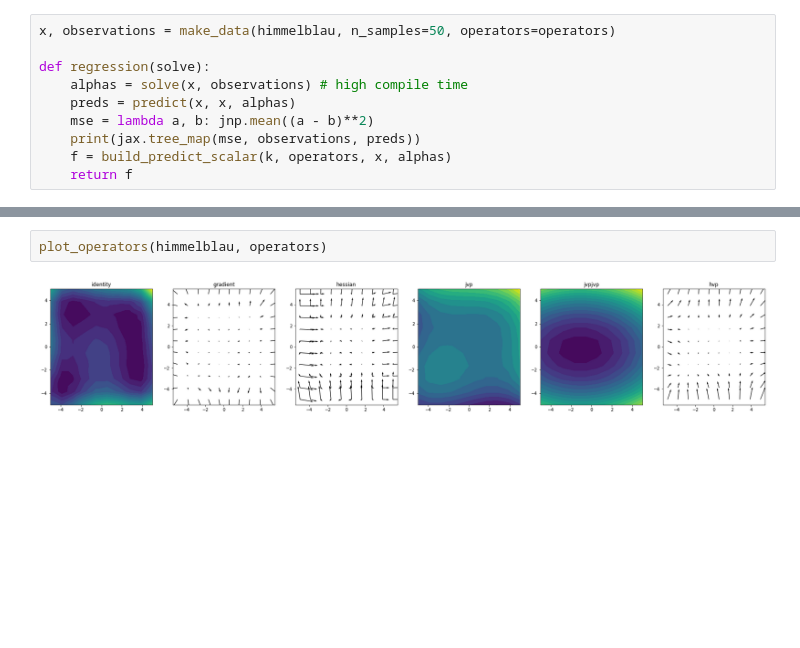
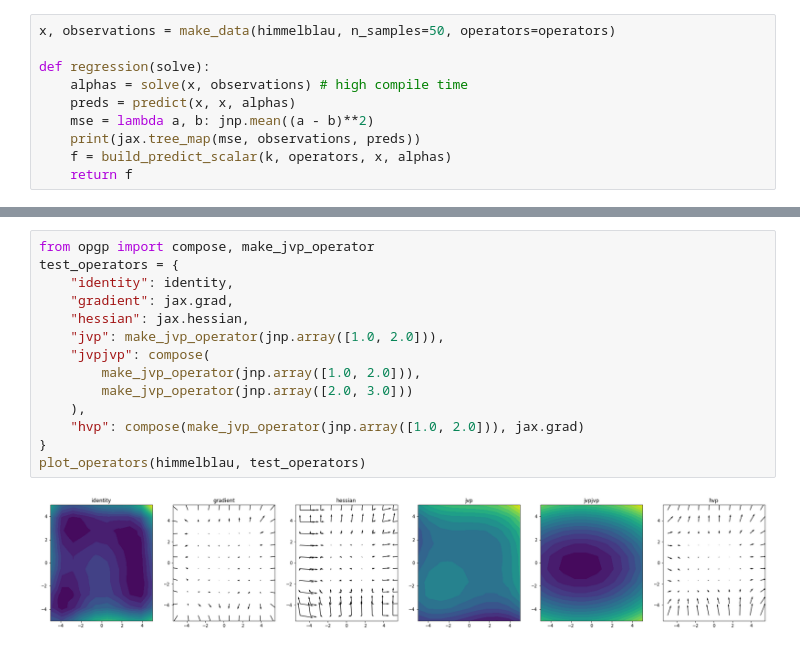
Before and after one commit to niklasschmitz/ad-kernels, a Jupyter notebook: pde/opgp_demo.ipynb, the cells around one changed output, grey strips where cells are left out. Drawn from its saved outputs; the diff is of its cells as text; blank space fills up the shorter version.

Commit message:
Use explicit imports for opgp_demo

```diff
--- a/pde/opgp_demo.ipynb
+++ b/pde/opgp_demo.ipynb
@@ -67,5 +71,17 @@ plot_operators(f2, operators)
 [figure]
-# %%
-plot_operators(himmelblau, operators)
-# %% [output]
-[figure, removed]
+# %%
+from opgp import compose, make_jvp_operator
+test_operators = {
+    "identity": identity,
+    "gradient": jax.grad,
+    "hessian": jax.hessian,
+    "jvp": make_jvp_operator(jnp.array([1.0, 2.0])),
+    "jvpjvp": compose(
+        make_jvp_operator(jnp.array([1.0, 2.0])),
+        make_jvp_operator(jnp.array([2.0, 3.0]))
+    ),
+    "hvp": compose(make_jvp_operator(jnp.array([1.0, 2.0])), jax.grad)
+}
+plot_operators(himmelblau, test_operators)
+# %% [output]
+[figure, added]
```
Also changed, not shown: parts of 5 cells of this notebook.
